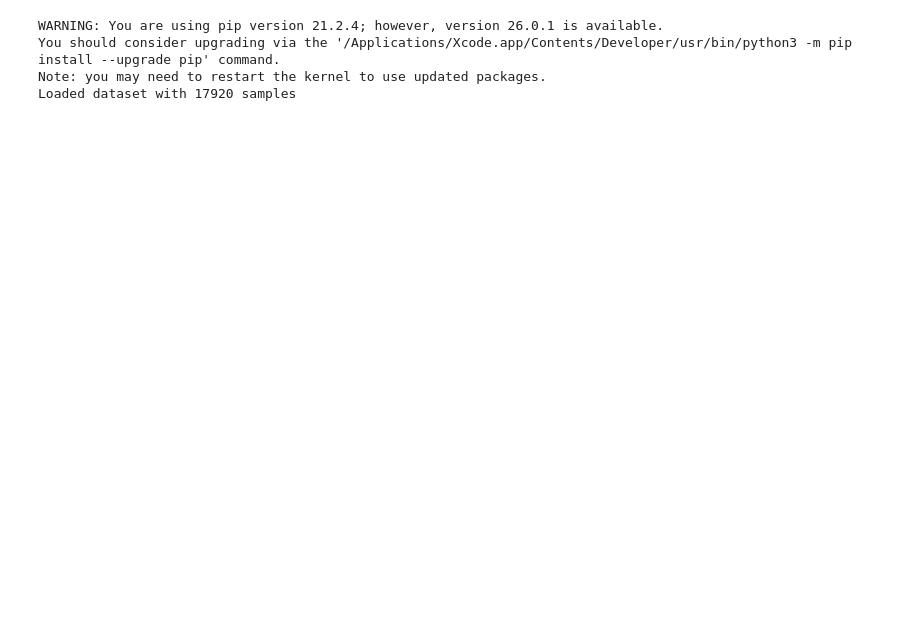
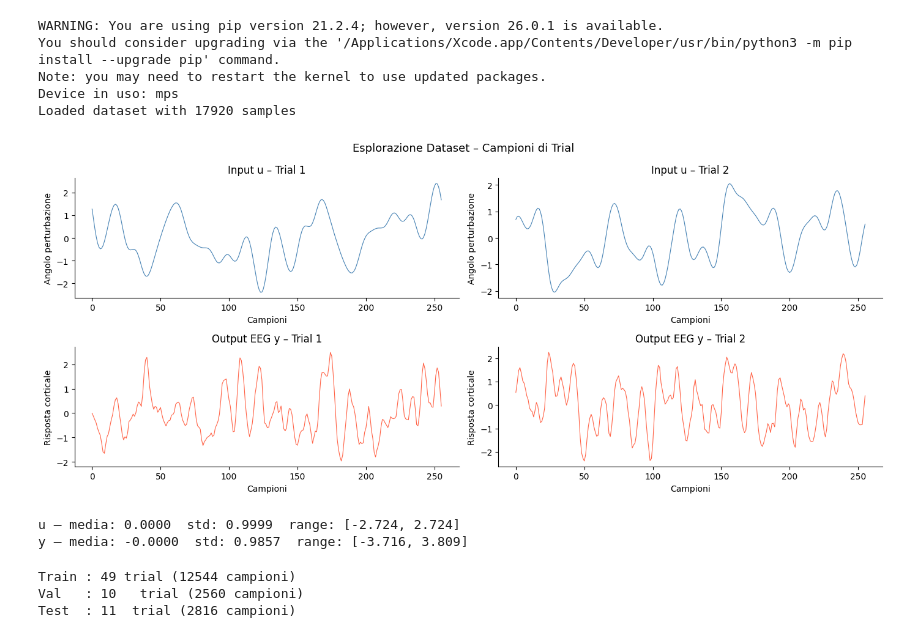
Before and after one commit to FabioBrugia/Project_ML_CV, a Jupyter notebook: Project_SI_MLiCV.ipynb, the cells around one changed output. Drawn from its saved outputs; the diff is of its cells as text; code cells hidden in the pictures; blank space fills up the shorter version.

```diff
--- a/Project_SI_MLiCV.ipynb
+++ b/Project_SI_MLiCV.ipynb
@@ -14,10 +14,14 @@ from sklearn.metrics import mean_squared_error
 from itertools import combinations_with_replacement
 from sysidentpy.neural_network import NARXNN
 from sysidentpy.basis_function import Polynomial
+import matplotlib.pyplot as plt
 
 SEED = 42
 np.random.seed(SEED)
 torch.manual_seed(SEED)
+
+device = torch.device('mps' if torch.backends.mps.is_available() else ('cuda' if torch.cuda.is_available() else 'cpu'))
+print(f"Device in uso: {device}")
 
 try:
     # Collega Google Drive (colab fallback supportato da VS Code)
@@ -40,10 +44,11 @@ u_trials = u_3d.reshape(-1, 256)
 y_trials = y_3d.reshape(-1, 256)
 
 n_trials = u_trials.shape[0]
-
+trial_len = u_trials.shape[1]
 print(f"Loaded dataset with {u_trials.size} samples")
 # %% [output]
 WARNING: You are using pip version 21.2.4; however, version 26.0.1 is available.
 You should consider upgrading via the '/Applications/Xcode.app/Contents/Developer/usr/bin/python3 -m pip install --upgrade pip' command.
 Note: you may need to restart the kernel to use updated packages.
+Device in uso: mps
 Loaded dataset with 17920 samples
@@ -114,0 +55,56 @@ def estimate_mlp_flops_per_sample(input_size, hidden_1=64, hidden_2=32, output_s
+# %%
+fig, axes = plt.subplots(2, 2, figsize=(14, 6))
+fig.suptitle("Esplorazione Dataset – Campioni di Trial", fontsize=13)
+
+for i, ax in enumerate(axes[0]):
+    ax.plot(u_trials[i], color='steelblue', lw=0.8)
+    ax.set_title(f"Input u – Trial {i+1}")
+    ax.set_xlabel("Campioni")
+    ax.set_ylabel("Angolo perturbazione")
+
+for i, ax in enumerate(axes[1]):
+    ax.plot(y_trials[i], color='tomato', lw=0.8)
+    ax.set_title(f"Output EEG y – Trial {i+1}")
+    ax.set_xlabel("Campioni")
+    ax.set_ylabel("Risposta corticale")
+
+plt.tight_layout()
+plt.savefig("data_exploration.png", dpi=120)
+plt.show()
+
+# Statistiche di base
+print(f"u – media: {u_trials.mean():.4f}  std: {u_trials.std():.4f}  range: [{u_trials.min():.3f}, {u_trials.max():.3f}]")
+print(f"y – media: {y_trials.mean():.4f}  std: {y_trials.std():.4f}  range: [{y_trials.min():.3f}, {y_trials.max():.3f}]")
+# %% [output]
+[figure, added]
+u – media: 0.0000  std: 0.9999  range: [-2.724, 2.724]
+y – media: -0.0000  std: 0.9857  range: [-3.716, 3.809]
+# %%
+# Split 70/15/15% per trial interi – nessun data leakage temporale
+n_train = int(np.floor(0.70 * n_trials))
+n_val   = int(np.floor(0.15 * n_trials))
+n_test  = n_trials - n_train - n_val
+
+idx = np.random.permutation(n_trials)
+train_idx = idx[:n_train]
+val_idx   = idx[n_train:n_train + n_val]
+test_idx  = idx[n_train + n_val:]
+
+u_train_trials = u_trials[train_idx]  # (n_train, 256)
+y_train_trials = y_trials[train_idx]
+u_val_trials   = u_trials[val_idx]
+y_val_trials   = y_trials[val_idx]
+u_test_trials  = u_trials[test_idx]
+y_test_trials  = y_trials[test_idx]
+
+# Appiattimento del training per il fit (SysIdentPy vuole (N,1))
+u_train_flat = u_train_trials.reshape(-1, 1)
+y_train_flat = y_train_trials.reshape(-1, 1)
+
+print(f"Train : {n_train} trial ({n_train * trial_len} campioni)")
+print(f"Val   : {n_val}   trial ({n_val  * trial_len} campioni)")
+print(f"Test  : {n_test}  trial ({n_test * trial_len} campioni)")
+# %% [output]
+Train : 49 trial (12544 campioni)
+Val   : 10   trial (2560 campioni)
+Test  : 11  trial (2816 campioni)
```
Also changed, not shown: parts of 16 cells of this notebook, 1 other file.
